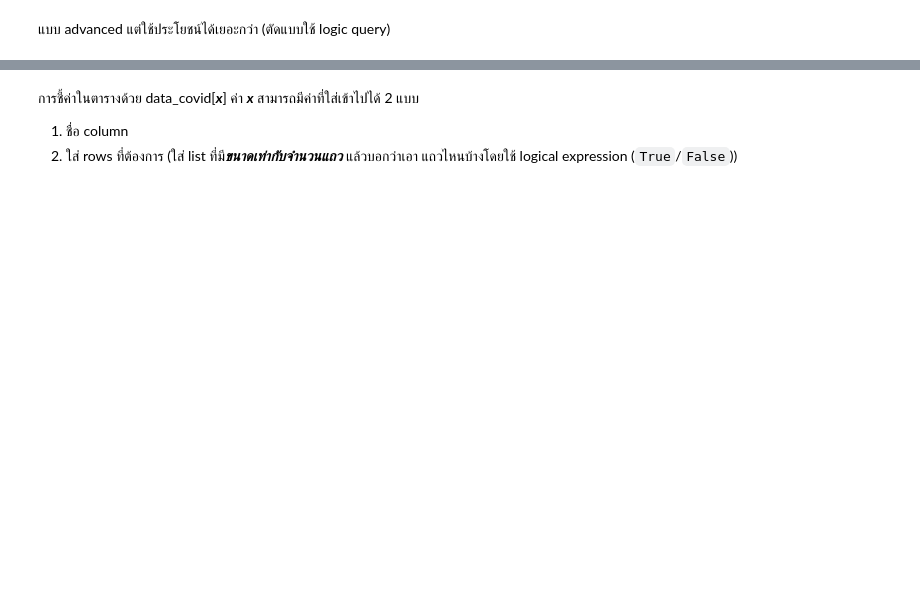
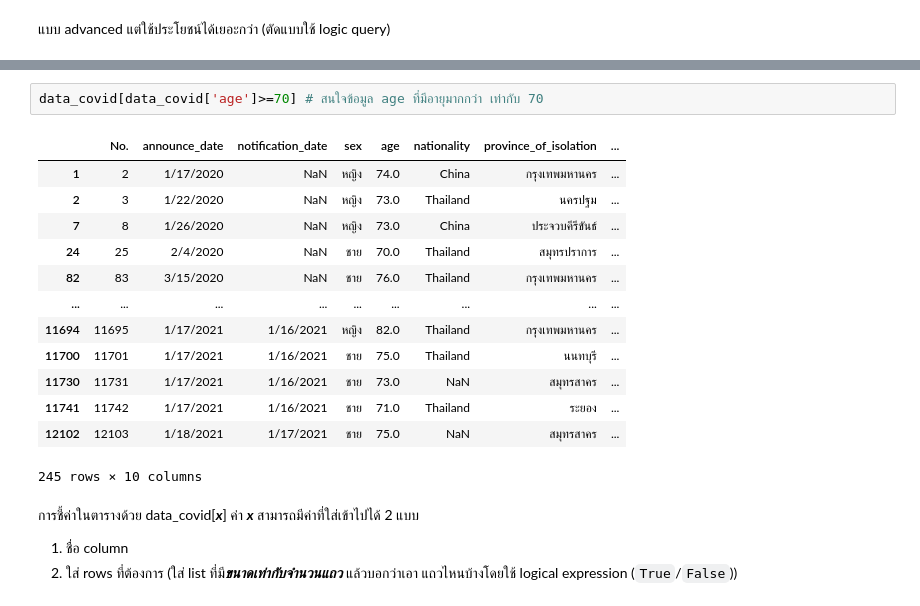
Before and after one commit to khanittha-phusopha/data_viz_2022, a Jupyter notebook: Pandas101.ipynb, the cells around one changed output, grey strips where cells are left out. Saved outputs shown, nothing was run; the diff lists cells and outputs as text; blank space fills up the shorter version.

```diff
--- a/Pandas101.ipynb
+++ b/Pandas101.ipynb
@@ -156,3 +210,19 @@ data_covid[data_covid['province_of_onset']=='ขอนแก่น']
+# %%
+data_covid[data_covid['age']>=70] # สนใจข้อมูล age ที่มีอายุมากกว่า เท่ากับ 70
+# %% [output]
+|  | No. | announce_date | notification_date | sex | age | nationality | province_of_isolation | ... |
+| 1 | 2 | 1/17/2020 | NaN | หญิง | 74.0 | China | กรุงเทพมหานคร | ... |
+| 2 | 3 | 1/22/2020 | NaN | หญิง | 73.0 | Thailand | นครปฐม | ... |
+| 7 | 8 | 1/26/2020 | NaN | หญิง | 73.0 | China | ประจวบคีรีขันธ์ | ... |
+| 24 | 25 | 2/4/2020 | NaN | ชาย | 70.0 | Thailand | สมุทรปราการ | ... |
+| 82 | 83 | 3/15/2020 | NaN | ชาย | 76.0 | Thailand | กรุงเทพมหานคร | ... |
+| ... | ... | ... | ... | ... | ... | ... | ... | ... |
+| 11694 | 11695 | 1/17/2021 | 1/16/2021 | หญิง | 82.0 | Thailand | กรุงเทพมหานคร | ... |
+| 11700 | 11701 | 1/17/2021 | 1/16/2021 | ชาย | 75.0 | Thailand | นนทบุรี | ... |
+| 11730 | 11731 | 1/17/2021 | 1/16/2021 | ชาย | 73.0 | NaN | สมุทรสาคร | ... |
+| 11741 | 11742 | 1/17/2021 | 1/16/2021 | ชาย | 71.0 | Thailand | ระยอง | ... |
+| 12102 | 12103 | 1/18/2021 | 1/17/2021 | ชาย | 75.0 | NaN | สมุทรสาคร | ... |
+245 rows × 10 columns
 # %% [markdown]
 การชี้ค่าในตารางด้วย data_covid[***x***] ค่า ***x*** สามารถมีค่าที่ใส่เข้าไปได้ 2 แบบ
 
```
Also changed, not shown: parts of 120 cells of this notebook.
